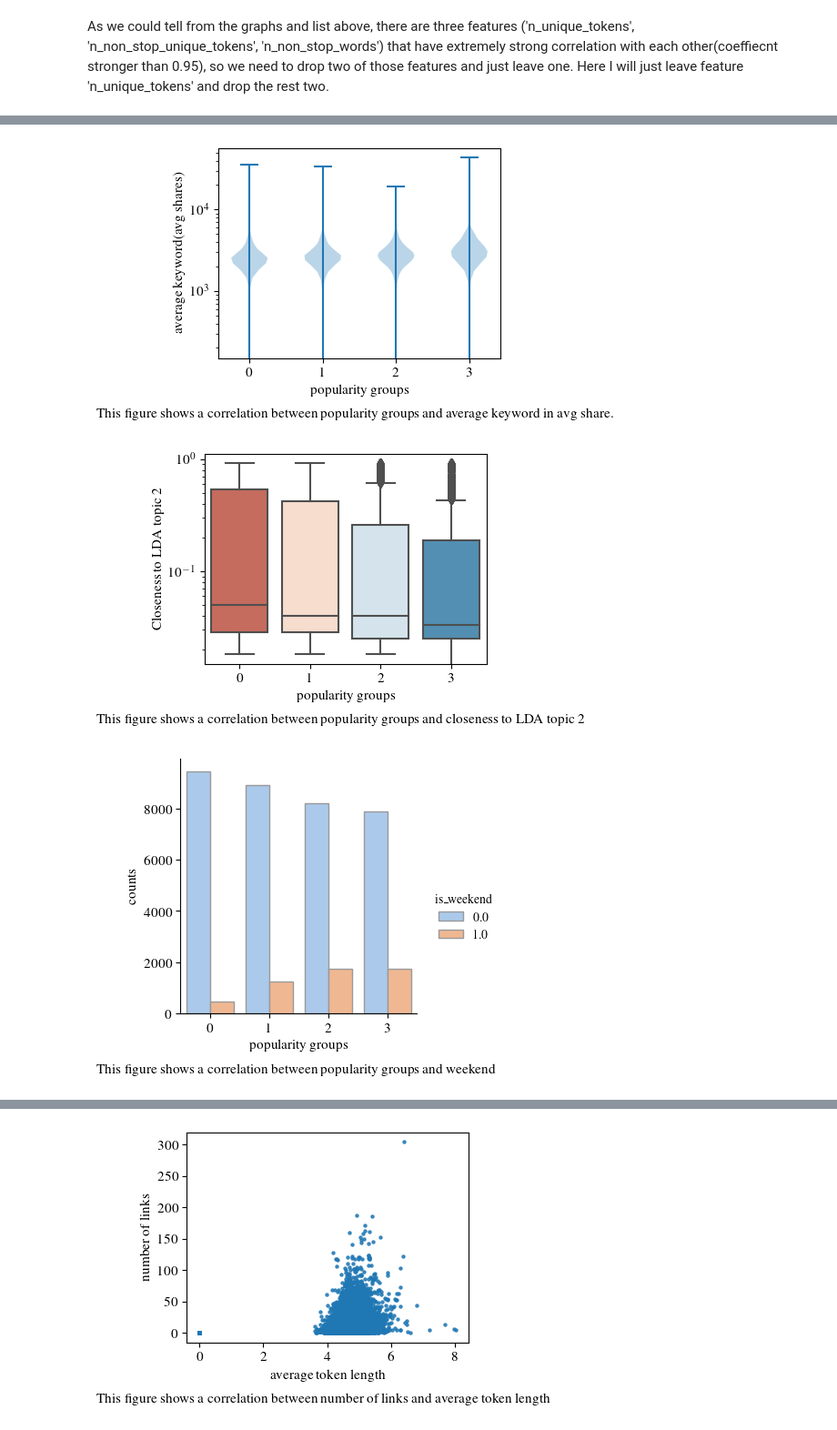
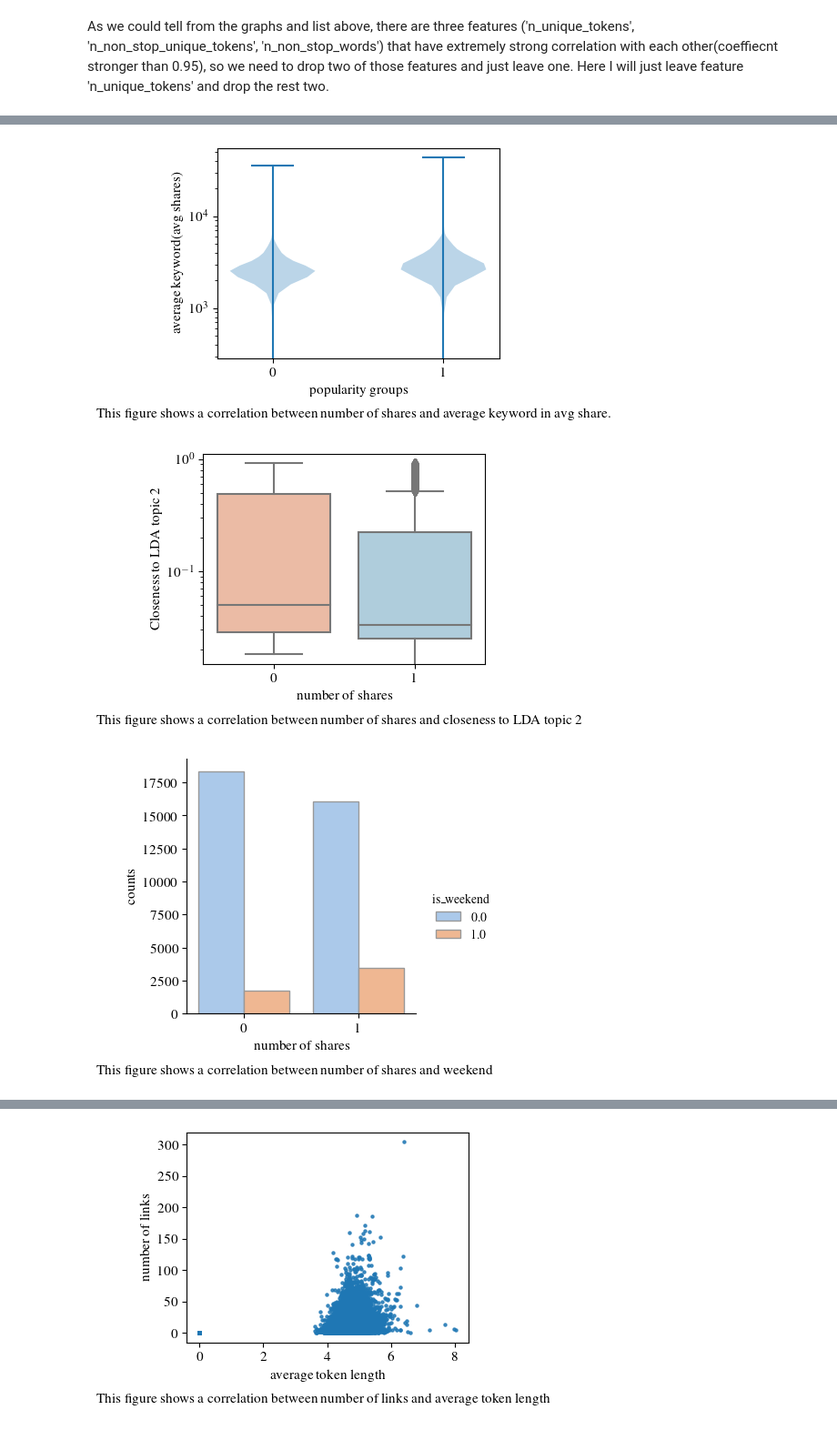
Before and after one commit to qmdeng/Machine-Learning-Project, a Jupyter notebook: src/Data1030 -- Project copy.ipynb, the cells around one changed output, grey strips where cells are left out. Shown at 91% size. Cells and saved outputs as stored; diff of their text form; code cells hidden in the pictures.

```diff
--- a/src/Data1030 -- Project copy.ipynb
+++ b/src/Data1030 -- Project copy.ipynb
@@ -8,5 +8,7 @@ import seaborn as sns
 from sklearn.feature_selection import f_regression, mutual_info_regression
 
 df=pd.read_csv('/Users/qinmiaodeng/Desktop/DATA1030-Fall2022/Data1030-Project/data/OnlineNewsPopularity.csv', sep=', ')
+df=df.drop(['url'], axis=1)
+df=df.drop(['timedelta'],axis=1)
 df.head()
 # %% [output]
@@ -73,9 +75,7 @@ From the data shown above, we could pick different percentiles for classifying t
 4nd category ('3: excellent') to be values larger than 2800 (75%-100% percentile)
 # %%
 #establish categories for our target variable
-df['shares'] = np.where(df['shares'] <=946, 0, df['shares'])
-df['shares'] = np.where((df['shares'] > 946) & (df['shares'] <= 1400), 1, df['shares'])
-df['shares'] = np.where((df['shares'] > 1400) & (df['shares'] <= 2800), 2, df['shares'])
-df['shares'] = np.where(df['shares'] >2800, 3, df['shares'])
-df.head()
+df['shares'] = np.where(df['shares'] <=1400, 0, df['shares'])
+df['shares'] = np.where((df['shares'] > 1400), 1, df['shares'])
+df.head(10)
 # %% [output]
@@ -156,5 +161,6 @@ As we could tell from the graphs and list above, there are three features ('n_un
 #drop features that are extremely correlated with other features
 df=df.drop(['n_non_stop_words'], axis=1)
 df=df.drop(['n_non_stop_unique_tokens'], axis=1)
+df=df.drop(['kw_max_min'], axis=1)
 df.shape
 # %% [output]
@@ -196,9 +202,7 @@ plt.show()
 plt.rcParams["figure.figsize"] = (4,3)
 plt.rcParams['axes.facecolor'] = 'white'
 dataset = [df[df['shares']==0]['kw_avg_avg'].values,
-           df[df['shares']==1]['kw_avg_avg'].values,
-            df[df['shares']==2]['kw_avg_avg'].values,
-          df[df['shares']==3]['kw_avg_avg'].values]
+           df[df['shares']==1]['kw_avg_avg'].values]
 
 plt.violinplot(dataset = dataset)
 plt.xticks([1,2,3,4],['0','1','2','3'],size=11)
@@ -206,51 +210,51 @@ plt.yticks(size=11)
 plt.xlabel('popularity groups',size=11)
 plt.ylabel('average keyword(avg shares)',size=11)
 plt.semilogy()
-txt = "This figure shows a correlation between popularity groups and average keyword in avg share."
+txt = "This figure shows a correlation between number of shares and average keyword in avg share."
 plt.figtext(0.5, -0.11, txt, ha='center', size=11)
 rc('font',**{'family':'serif','serif':['Times']})
 rc('text', usetex=True)
 plt.savefig('/Users/qinmiaodeng/Desktop/DATA1030-Fall2022/Data1030-Project/fig/kw_avg_avg.png', format='png', bbox_inches="tight", dpi=300)
 plt.show()
 # %% [output]
-[figure, old version]
+[figure, new version]
 # %%
 # 2. Boxplot for shares vs LDA_02
 plt.rcParams["figure.figsize"] = (4,3)
 plt.rcParams['axes.facecolor'] = 'white'
 sns.boxplot(data=df, x='shares', y='LDA_02',palette = "RdBu")
-plt.xlabel('popularity groups',size=11)
+plt.xlabel('number of shares',size=11)
 plt.ylabel('Closeness to LDA topic 2',size=11)
 plt.xticks(size=11)
 plt.yticks(size=11)
 plt.semilogy()
-txt = "This figure shows a correlation between popularity groups and closeness to LDA topic 2"
+txt = "This figure shows a correlation between number of shares and closeness to LDA topic 2"
 plt.figtext(0.5, -0.11, txt, ha='center', size=11)
 rc('font',**{'family':'serif','serif':['Times']})
 rc('text', usetex=True)
 plt.savefig('/Users/qinmiaodeng/Desktop/DATA1030-Fall2022/Data1030-Project/fig/LDA_02.png', format='png', bbox_inches="tight", dpi=300)
 plt.show()
 # %% [output]
-[figure, old version]
+[figure, new version]
 # %%
 #3. bar plot for shares vs is_weekend
 plt.rcParams['axes.facecolor'] = 'white'
 sns.catplot(
     data=df, x="shares", hue="is_weekend", kind="count",
     palette="pastel", edgecolor=".6", height=3.5)
 # plt.rcParams["figure.figsize"] = (2,1)
 # plt.figure(figsize=(4, 3))
-plt.xlabel('popularity groups',size=11)
+plt.xlabel('number of shares',size=11)
 plt.ylabel('counts',size=11)
 plt.xticks(size=11)
 plt.yticks(size=11)
-txt = "This figure shows a correlation between popularity groups and weekend"
+txt = "This figure shows a correlation between number of shares and weekend"
 plt.figtext(0.5, -0.03, txt, ha='center', size=11)
 rc('font',**{'family':'serif','serif':['Times']})
 rc('text', usetex=True)
 plt.savefig('/Users/qinmiaodeng/Desktop/DATA1030-Fall2022/Data1030-Project/fig/is_weekend.png', format='png', bbox_inches="tight", dpi=300)
 # %% [output]
-[figure, old version]
+[figure, new version]
 # %%
 #4. bar plot for shares vs data_channel_is_world
 plt.rcParams['axes.facecolor'] = 'white'
```
Also changed, not shown: parts of 70 cells of this notebook, 35 other files.
